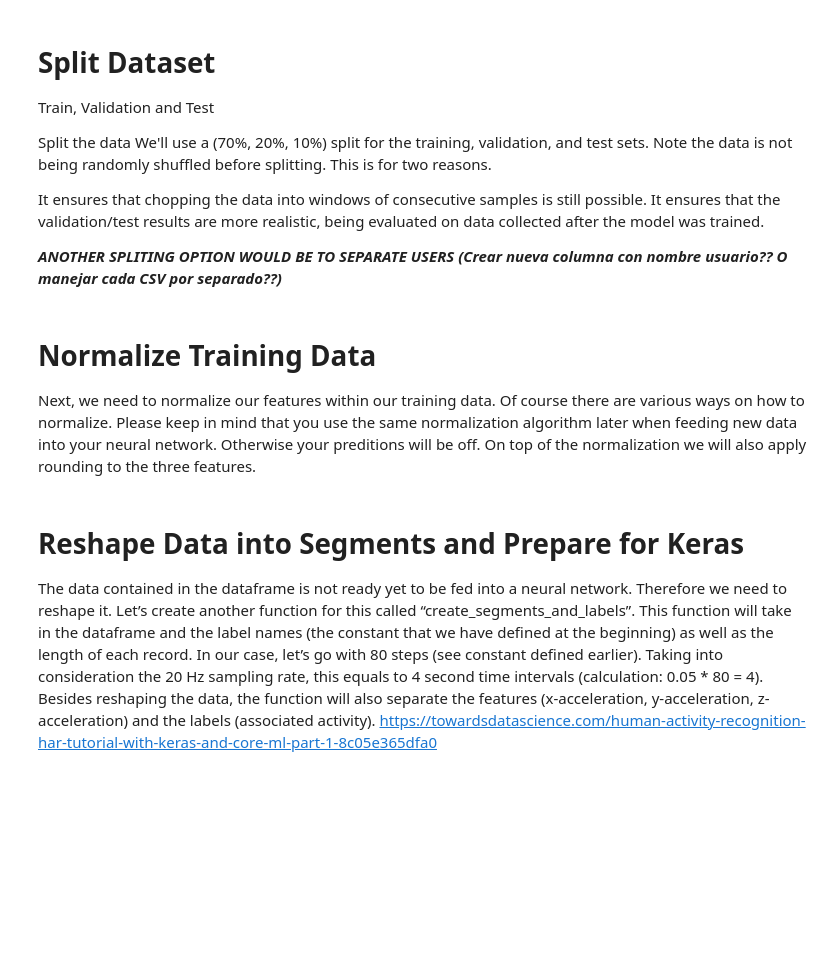
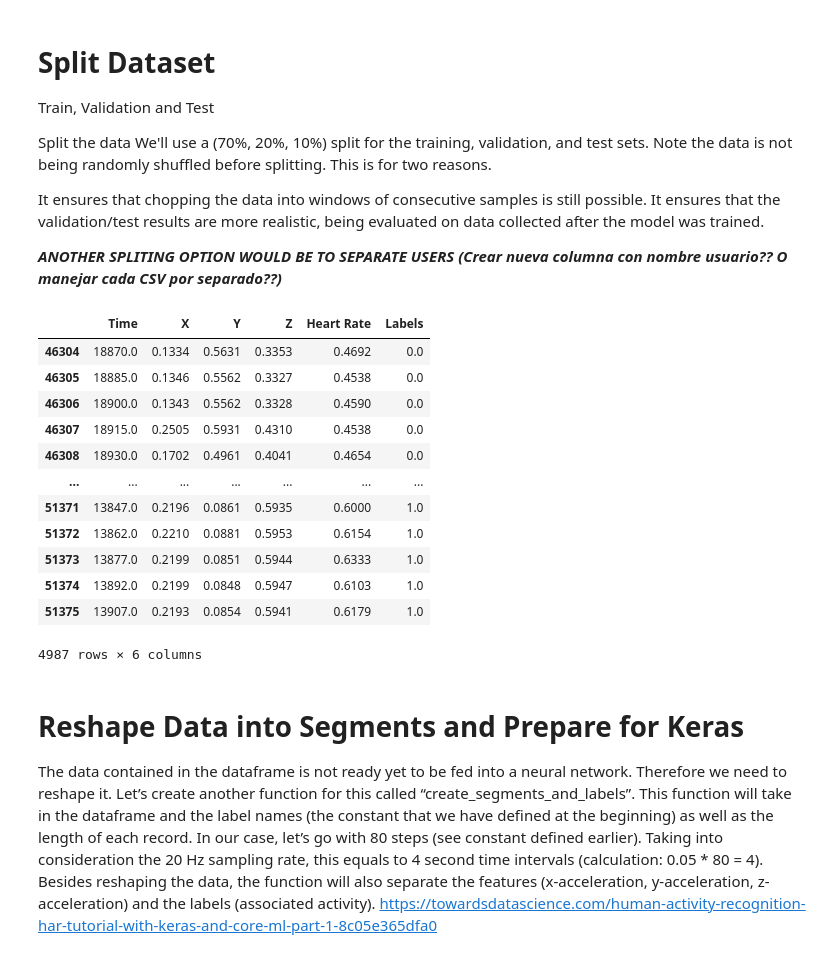
Before and after one commit to cargilgar/Smart-Alarm-using-tinyML, a Jupyter notebook: src/model_training/model_training.ipynb, the cells around one changed output. Cells and saved outputs as stored; diff of their text form; code cells hidden in the pictures; blank space fills up the shorter version.

```diff
--- a/src/model_training/model_training.ipynb
+++ b/src/model_training/model_training.ipynb
@@ -72,18 +130,30 @@ It ensures that the validation/test results are more realistic, being evaluated
 
 ***ANOTHER SPLITING OPTION WOULD BE TO SEPARATE USERS (Crear nueva columna con nombre usuario?? O manejar cada CSV por separado??)***
 # %%
-column_indices = {name: i for i, name in enumerate(subject_csv.columns)}
+column_indices = {name: i for i, name in enumerate(df.columns)}
 
 PERCENTAGE_TRAIN = 0.7
 PERCENTAGE_VALIDATION = 0.2
 
-n = len(subject_csv)
-train_subject_csv = subject_csv[0:int(n*PERCENTAGE_TRAIN)]
-val_subject_csv = subject_csv[int(n*PERCENTAGE_TRAIN):int(n*(PERCENTAGE_VALIDATION + PERCENTAGE_TRAIN))]
-test_subject_csv = subject_csv[int(n*(PERCENTAGE_VALIDATION + PERCENTAGE_TRAIN)):]
+n = len(df)
+train_df = df[0:int(n*PERCENTAGE_TRAIN)]
+val_df = df[int(n*PERCENTAGE_TRAIN):int(n*(PERCENTAGE_VALIDATION + PERCENTAGE_TRAIN))]
+test_df = df[int(n*(PERCENTAGE_VALIDATION + PERCENTAGE_TRAIN)):]
 
-num_features = subject_csv.shape[1]
-#test_subject_csv
+num_features = df.shape[1]
+
+test_df
+# %% [output]
+|  | Time | X | Y | Z | Heart Rate | Labels |
+| 46304 | 18870.0 | 0.1334 | 0.5631 | 0.3353 | 0.4692 | 0.0 |
+| 46305 | 18885.0 | 0.1346 | 0.5562 | 0.3327 | 0.4538 | 0.0 |
+| 46306 | 18900.0 | 0.1343 | 0.5562 | 0.3328 | 0.4590 | 0.0 |
+| 46307 | 18915.0 | 0.2505 | 0.5931 | 0.4310 | 0.4538 | 0.0 |
+| 46308 | 18930.0 | 0.1702 | 0.4961 | 0.4041 | 0.4654 | 0.0 |
+| ... | ... | ... | ... | ... | ... | ... |
+| 51371 | 13847.0 | 0.2196 | 0.0861 | 0.5935 | 0.6000 | 1.0 |
+| 51372 | 13862.0 | 0.2210 | 0.0881 | 0.5953 | 0.6154 | 1.0 |
+| 51373 | 13877.0 | 0.2199 | 0.0851 | 0.5944 | 0.6333 | 1.0 |
+| 51374 | 13892.0 | 0.2199 | 0.0848 | 0.5947 | 0.6103 | 1.0 |
+| 51375 | 13907.0 | 0.2193 | 0.0854 | 0.5941 | 0.6179 | 1.0 |
+4987 rows × 6 columns
-# %% [markdown]
-# Normalize Training Data
-Next, we need to normalize our features within our training data. Of course there are various ways on how to normalize. Please keep in mind that you use the same normalization algorithm later when feeding new data into your neural network. Otherwise your preditions will be off. On top of the normalization we will also apply rounding to the three features.
```
Also changed, not shown: parts of 15 cells of this notebook.
